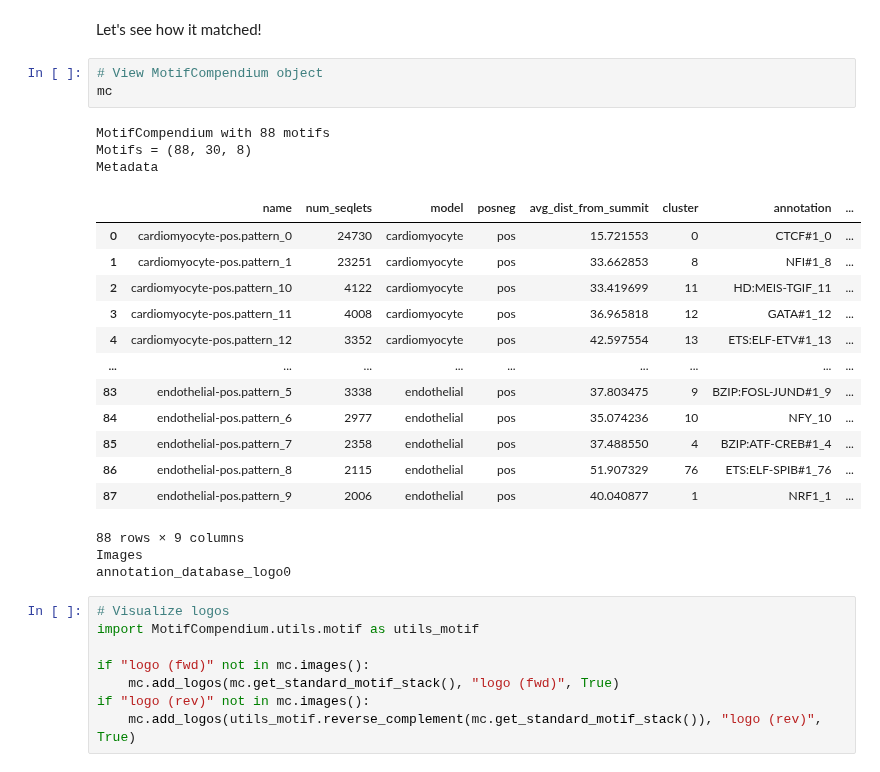
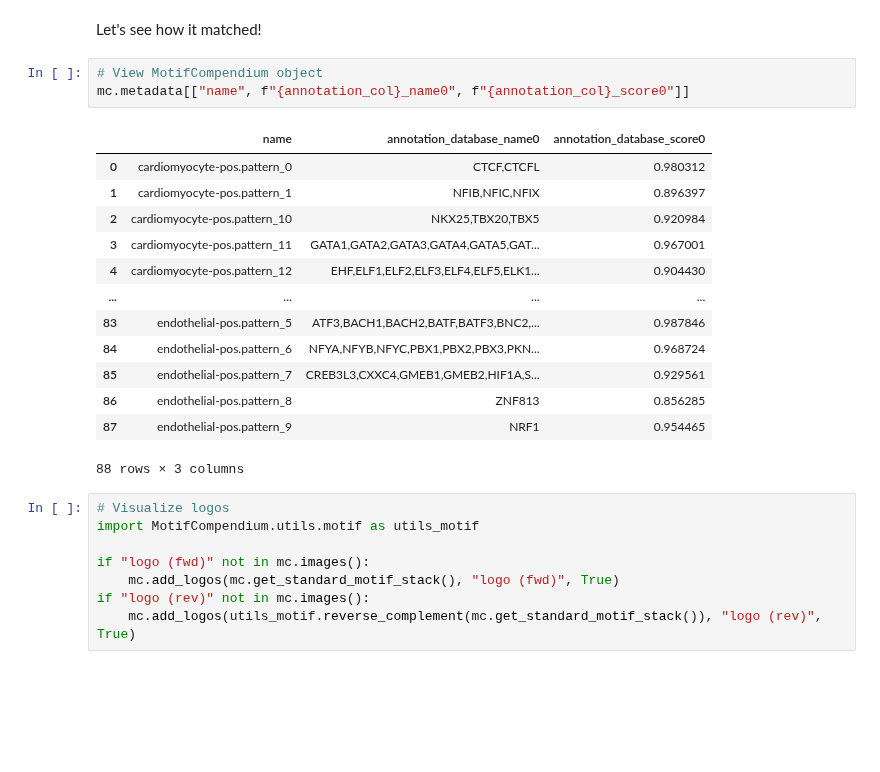
Before and after one commit to kundajelab/MotifCompendium, a Jupyter notebook: tutorials/5_motif_annotation.ipynb, the cells around one changed output. Saved outputs shown, nothing was run; the diff lists cells and outputs as text; blank space fills up the shorter version.

```diff
--- a/tutorials/5_motif_annotation.ipynb
+++ b/tutorials/5_motif_annotation.ipynb
@@ -150,26 +150,21 @@ utils_analysis.assign_label_from_pfms(
 Let's see how it matched!
 # %%
 # View MotifCompendium object
-mc
+mc.metadata[["name", f"{annotation_col}_name0", f"{annotation_col}_score0"]]
 # %% [output]
+|  | name | annotation_database_name0 | annotation_database_score0 |
+| 0 | cardiomyocyte-pos.pattern_0 | CTCF,CTCFL | 0.980312 |
+| 1 | cardiomyocyte-pos.pattern_1 | NFIB,NFIC,NFIX | 0.896397 |
+| 2 | cardiomyocyte-pos.pattern_10 | NKX25,TBX20,TBX5 | 0.920984 |
+| 3 | cardiomyocyte-pos.pattern_11 | GATA1,GATA2,GATA3,GATA4,GATA5,GAT... | 0.967001 |
+| 4 | cardiomyocyte-pos.pattern_12 | EHF,ELF1,ELF2,ELF3,ELF4,ELF5,ELK1... | 0.904430 |
+| ... | ... | ... | ... |
+| 83 | endothelial-pos.pattern_5 | ATF3,BACH1,BACH2,BATF,BATF3,BNC2,... | 0.987846 |
+| 84 | endothelial-pos.pattern_6 | NFYA,NFYB,NFYC,PBX1,PBX2,PBX3,PKN... | 0.968724 |
+| 85 | endothelial-pos.pattern_7 | CREB3L3,CXXC4,GMEB1,GMEB2,HIF1A,S... | 0.929561 |
+| 86 | endothelial-pos.pattern_8 | ZNF813 | 0.856285 |
+| 87 | endothelial-pos.pattern_9 | NRF1 | 0.954465 |
-MotifCompendium with 88 motifs
-Motifs = (88, 30, 8)
-Metadata
+88 rows × 3 columns
-|  | name | num_seqlets | model | posneg | avg_dist_from_summit | cluster | annotation | ... |
-| 0 | cardiomyocyte-pos.pattern_0 | 24730 | cardiomyocyte | pos | 15.721553 | 0 | CTCF#1_0 | ... |
-| 1 | cardiomyocyte-pos.pattern_1 | 23251 | cardiomyocyte | pos | 33.662853 | 8 | NFI#1_8 | ... |
-| 2 | cardiomyocyte-pos.pattern_10 | 4122 | cardiomyocyte | pos | 33.419699 | 11 | HD:MEIS-TGIF_11 | ... |
-| 3 | cardiomyocyte-pos.pattern_11 | 4008 | cardiomyocyte | pos | 36.965818 | 12 | GATA#1_12 | ... |
-| 4 | cardiomyocyte-pos.pattern_12 | 3352 | cardiomyocyte | pos | 42.597554 | 13 | ETS:ELF-ETV#1_13 | ... |
-| ... | ... | ... | ... | ... | ... | ... | ... | ... |
-| 83 | endothelial-pos.pattern_5 | 3338 | endothelial | pos | 37.803475 | 9 | BZIP:FOSL-JUND#1_9 | ... |
-| 84 | endothelial-pos.pattern_6 | 2977 | endothelial | pos | 35.074236 | 10 | NFY_10 | ... |
-| 85 | endothelial-pos.pattern_7 | 2358 | endothelial | pos | 37.488550 | 4 | BZIP:ATF-CREB#1_4 | ... |
-| 86 | endothelial-pos.pattern_8 | 2115 | endothelial | pos | 51.907329 | 76 | ETS:ELF-SPIB#1_76 | ... |
-| 87 | endothelial-pos.pattern_9 | 2006 | endothelial | pos | 40.040877 | 1 | NRF1_1 | ... |
-88 rows × 9 columns
-Images
-annotation_database_logo0
 # %%
 # Visualize logos
 import MotifCompendium.utils.motif as utils_motif
```
Also changed, not shown: parts of 6 cells of this notebook, 6 other files.
